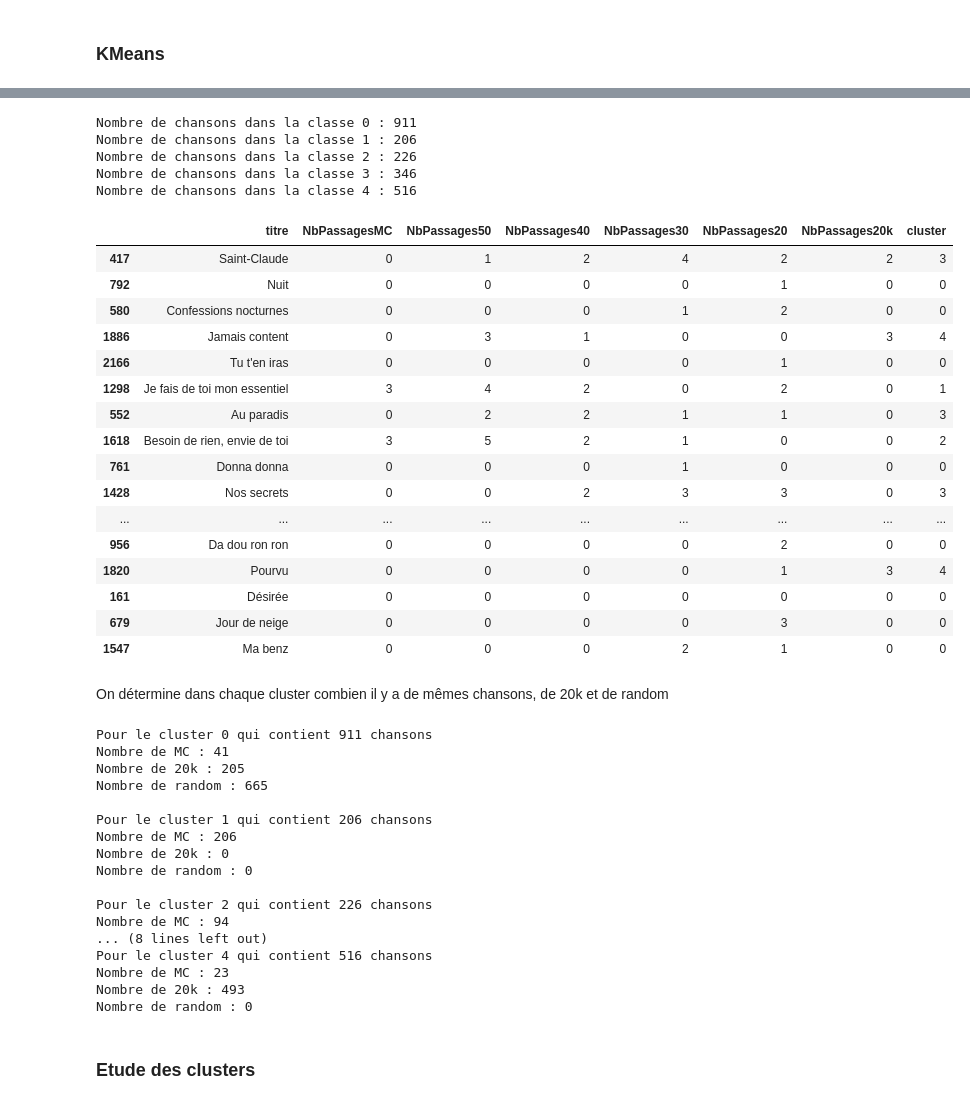
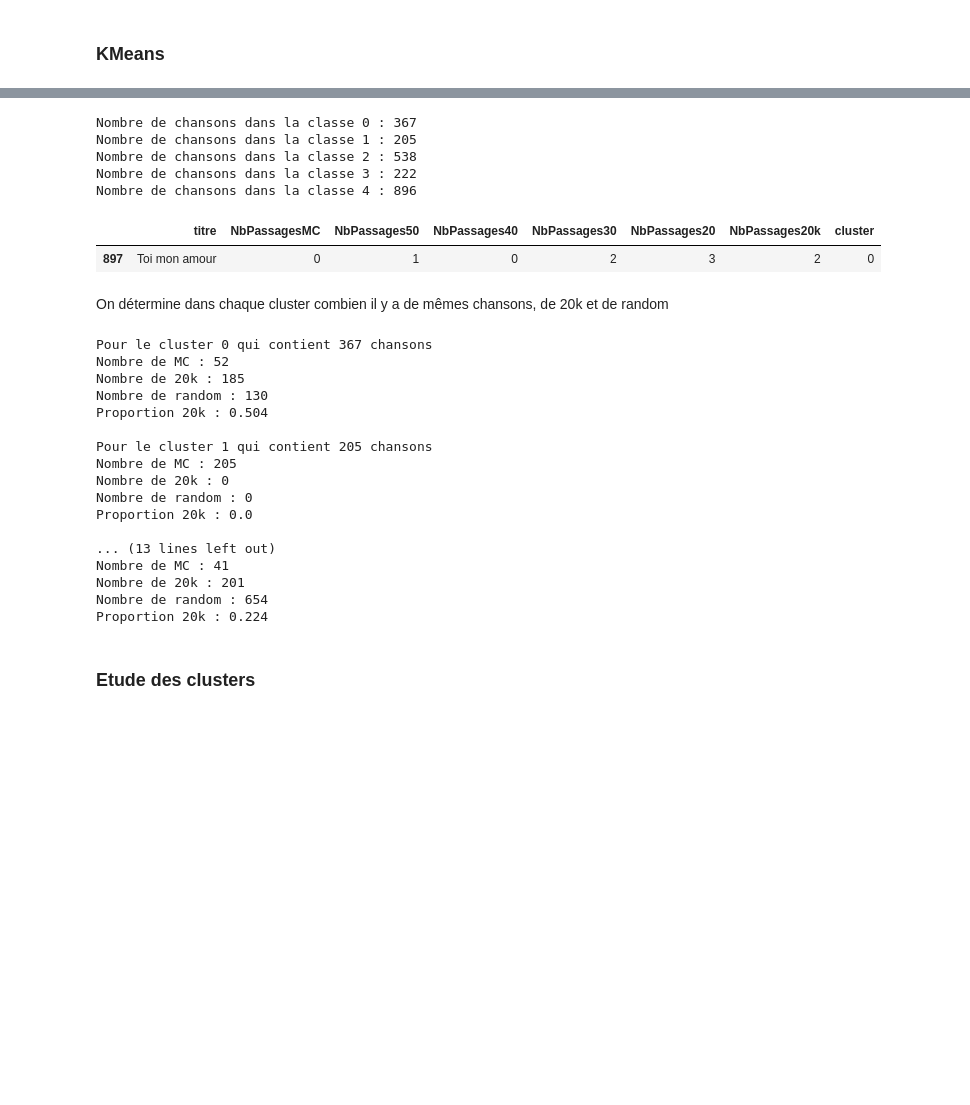
Before and after one commit to ThomasCosyn/code, a Jupyter notebook: ML/clustering.ipynb, the cells around one changed output, grey strips where cells are left out. Drawn from its saved outputs; the diff is of its cells as text; code cells hidden in the pictures; blank space fills up the shorter version.

```diff
--- a/ML/clustering.ipynb
+++ b/ML/clustering.ipynb
@@ -102,32 +107,17 @@ df['cluster'] = kmeans.labels_
 # %%
 for i in range(n):
     nbChansonsCluster = df[df['cluster'] == i]['titre'].count()
     print("Nombre de chansons dans la classe {0} : {1}".format(i, nbChansonsCluster))
 
-df.sample(20)
+df[df["titre"] == "Toi mon amour"]
 # %% [output]
-Nombre de chansons dans la classe 0 : 911
-Nombre de chansons dans la classe 1 : 206
-Nombre de chansons dans la classe 2 : 226
-Nombre de chansons dans la classe 3 : 346
-Nombre de chansons dans la classe 4 : 516
+Nombre de chansons dans la classe 0 : 367
+Nombre de chansons dans la classe 1 : 205
+Nombre de chansons dans la classe 2 : 538
+Nombre de chansons dans la classe 3 : 222
+Nombre de chansons dans la classe 4 : 896
 |  | titre | NbPassagesMC | NbPassages50 | NbPassages40 | NbPassages30 | NbPassages20 | NbPassages20k | cluster |
-| 417 | Saint-Claude | 0 | 1 | 2 | 4 | 2 | 2 | 3 |
-| 792 | Nuit | 0 | 0 | 0 | 0 | 1 | 0 | 0 |
-| 580 | Confessions nocturnes | 0 | 0 | 0 | 1 | 2 | 0 | 0 |
-| 1886 | Jamais content | 0 | 3 | 1 | 0 | 0 | 3 | 4 |
-| 2166 | Tu t'en iras | 0 | 0 | 0 | 0 | 1 | 0 | 0 |
-| 1298 | Je fais de toi mon essentiel | 3 | 4 | 2 | 0 | 2 | 0 | 1 |
-| 552 | Au paradis | 0 | 2 | 2 | 1 | 1 | 0 | 3 |
-| 1618 | Besoin de rien, envie de toi | 3 | 5 | 2 | 1 | 0 | 0 | 2 |
-| 761 | Donna donna | 0 | 0 | 0 | 1 | 0 | 0 | 0 |
-| 1428 | Nos secrets | 0 | 0 | 2 | 3 | 3 | 0 | 3 |
-| ... | ... | ... | ... | ... | ... | ... | ... | ... |
-| 956 | Da dou ron ron | 0 | 0 | 0 | 0 | 2 | 0 | 0 |
-| 1820 | Pourvu | 0 | 0 | 0 | 0 | 1 | 3 | 4 |
-| 161 | Désirée | 0 | 0 | 0 | 0 | 0 | 0 | 0 |
-| 679 | Jour de neige | 0 | 0 | 0 | 0 | 3 | 0 | 0 |
-| 1547 | Ma benz | 0 | 0 | 0 | 2 | 1 | 0 | 0 |
+| 897 | Toi mon amour | 0 | 1 | 0 | 2 | 3 | 2 | 0 |
 # %% [markdown]
 On détermine dans chaque cluster combien il y a de mêmes chansons, de 20k et de random
 # %%
@@ -140,25 +130,26 @@ for c in range(n):
     print("Nombre de MC : {0}".format(mc))
     print("Nombre de 20k : {0}".format(vingtk))
     print("Nombre de random : {0}".format(reste))
+    print("Proportion 20k : {0}".format(round(vingtk/total,3)))
     print()
 # %% [output]
-Pour le cluster 0 qui contient 911 chansons
-Nombre de MC : 41
-Nombre de 20k : 205
-Nombre de random : 665
+Pour le cluster 0 qui contient 367 chansons
+Nombre de MC : 52
+Nombre de 20k : 185
+Nombre de random : 130
+Proportion 20k : 0.504
 
-Pour le cluster 1 qui contient 206 chansons
-Nombre de MC : 206
+Pour le cluster 1 qui contient 205 chansons
+Nombre de MC : 205
 Nombre de 20k : 0
 Nombre de random : 0
+Proportion 20k : 0.0
 
-Pour le cluster 2 qui contient 226 chansons
-Nombre de MC : 94
-... (8 lines left out)
-Pour le cluster 4 qui contient 516 chansons
-Nombre de MC : 23
-Nombre de 20k : 493
-Nombre de random : 0
+... (13 lines left out)
+Nombre de MC : 41
+Nombre de 20k : 201
+Nombre de random : 654
+Proportion 20k : 0.224
 # %% [markdown]
 ### Etude des clusters
 # %%
```
Also changed, not shown: parts of 12 cells of this notebook, 6 other files.
